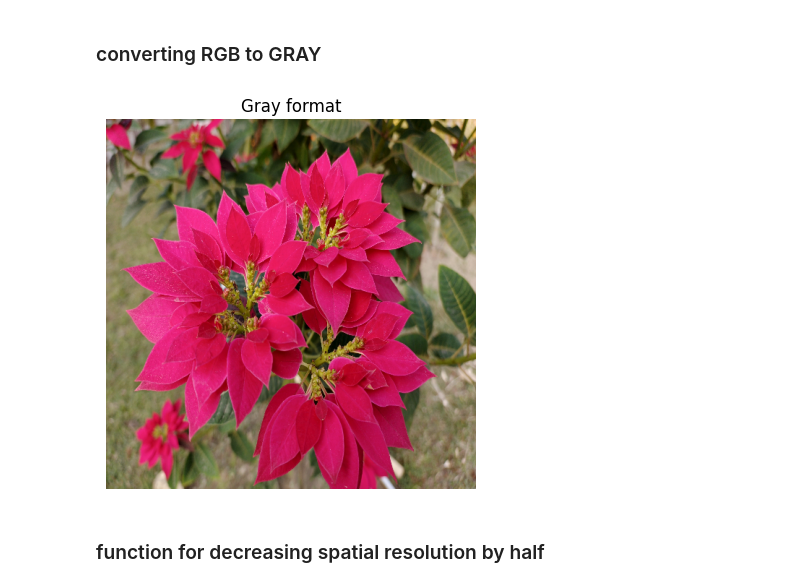
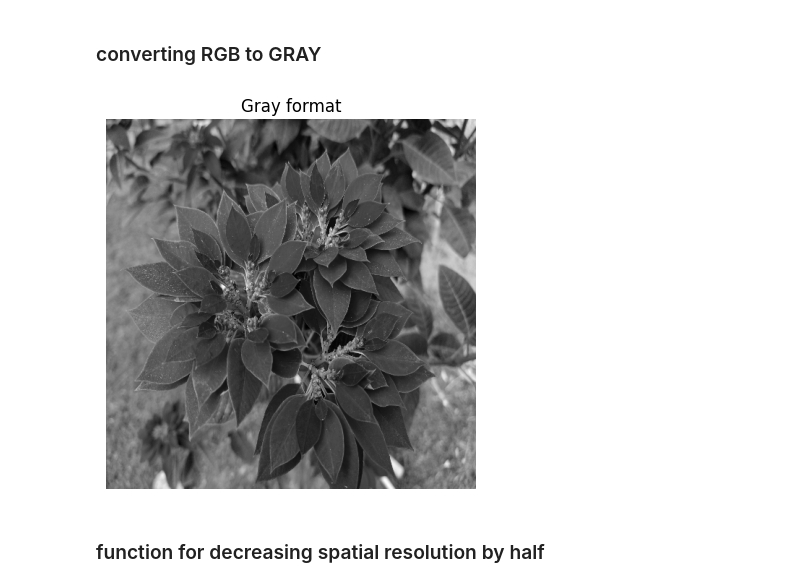
Before and after one commit to Israil445/Digital_Image_Processing_Lab, a Jupyter notebook: Lab1-Spatial_and_Intensity_Resolution_Historam_and_Segmentation/(a)decrease_spatial_resolution.ipynb, the cells around one changed output. Cells and saved outputs as stored; diff of their text form; code cells hidden in the pictures.

```diff
--- a/Lab1-Spatial_and_Intensity_Resolution_Historam_and_Segmentation/(a)decrease_spatial_resolution.ipynb
+++ b/Lab1-Spatial_and_Intensity_Resolution_Historam_and_Segmentation/(a)decrease_spatial_resolution.ipynb
@@ -40,12 +40,12 @@ shape after resize: (512, 512, 3)
 # %%
 #converting RGB
 gray_image = cv2.cvtColor(original_image,cv2.COLOR_RGB2GRAY)
-plt.imshow(rgb_image,cmap='gray')
+plt.imshow(gray_image,cmap='gray')
 plt.axis('off')
 plt.title('Gray format')
 plt.show()
 # %% [output]
-[figure, old version]
+[figure, new version]
 # %% [markdown]
 ### function for decreasing spatial resolution by half
 # %%
```
Also changed, not shown: 2 other files.
